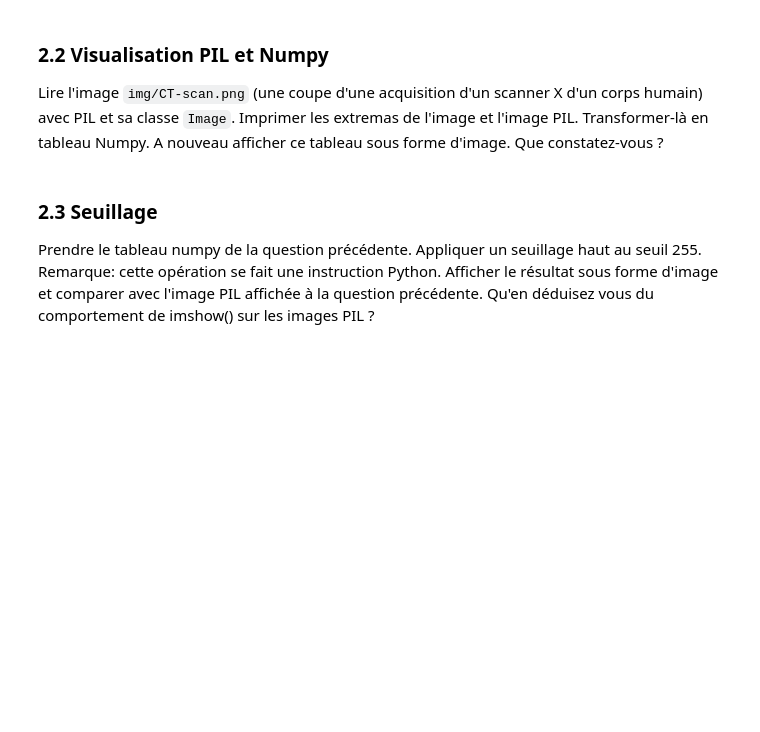
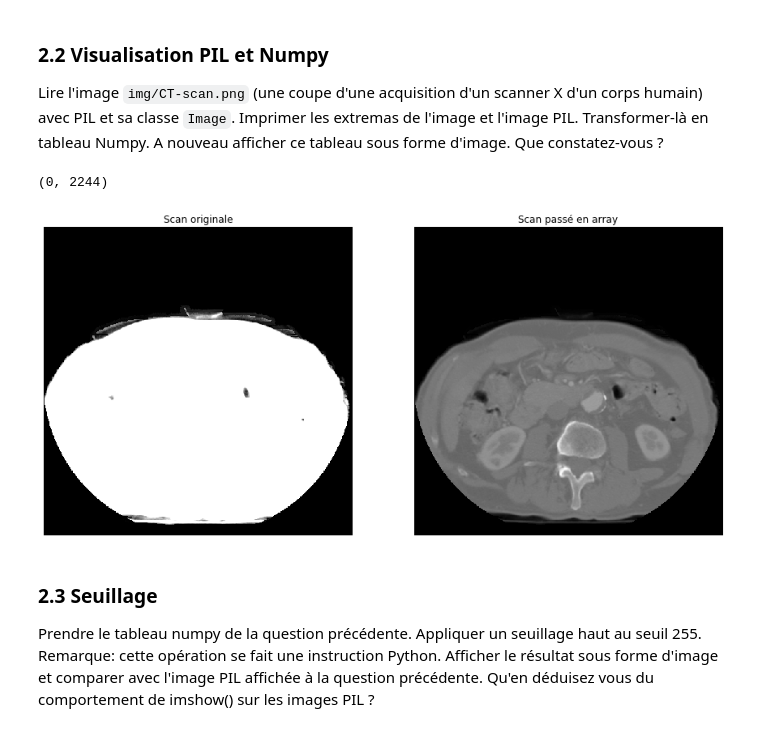
Before and after one commit to azn94/UE-Image, a Jupyter notebook: TME3/TME3_Sujet.ipynb, the cells around one changed output. Cells and saved outputs as stored; diff of their text form; code cells hidden in the pictures; blank space fills up the shorter version.

```diff
--- a/TME3/TME3_Sujet.ipynb
+++ b/TME3/TME3_Sujet.ipynb
@@ -19,6 +53,24 @@ from pylab import *
 # %% [markdown]
 ### 2.2 Visualisation PIL et Numpy
 Lire l'image `img/CT-scan.png` (une coupe d'une acquisition d'un scanner X d'un corps humain) avec PIL et sa classe `Image`. Imprimer les extremas de l'image et l'image PIL. Transformer-là en tableau Numpy. A nouveau afficher ce tableau sous forme d'image. Que constatez-vous ?
+# %%
+ct_scan = Image.open("img/CT-scan.png")
+print(ct_scan.getextrema())
+
+subplot(121)
+title("Scan originale")
+axis('off')
+imshow(ct_scan)
+
+subplot(122)
+title("Scan passé en array")
+axis('off')
+scan_array = np.array(ct_scan)
+imshow(scan_array,cmap="gray")
+show()
+# %% [output]
+(0, 2244)
+[figure, added]
 # %% [markdown]
 ### 2.3 Seuillage
 Prendre le tableau numpy de la question précédente. Appliquer un seuillage haut au seuil 255.
```
Also changed, not shown: parts of 7 cells of this notebook, 2 other files.
